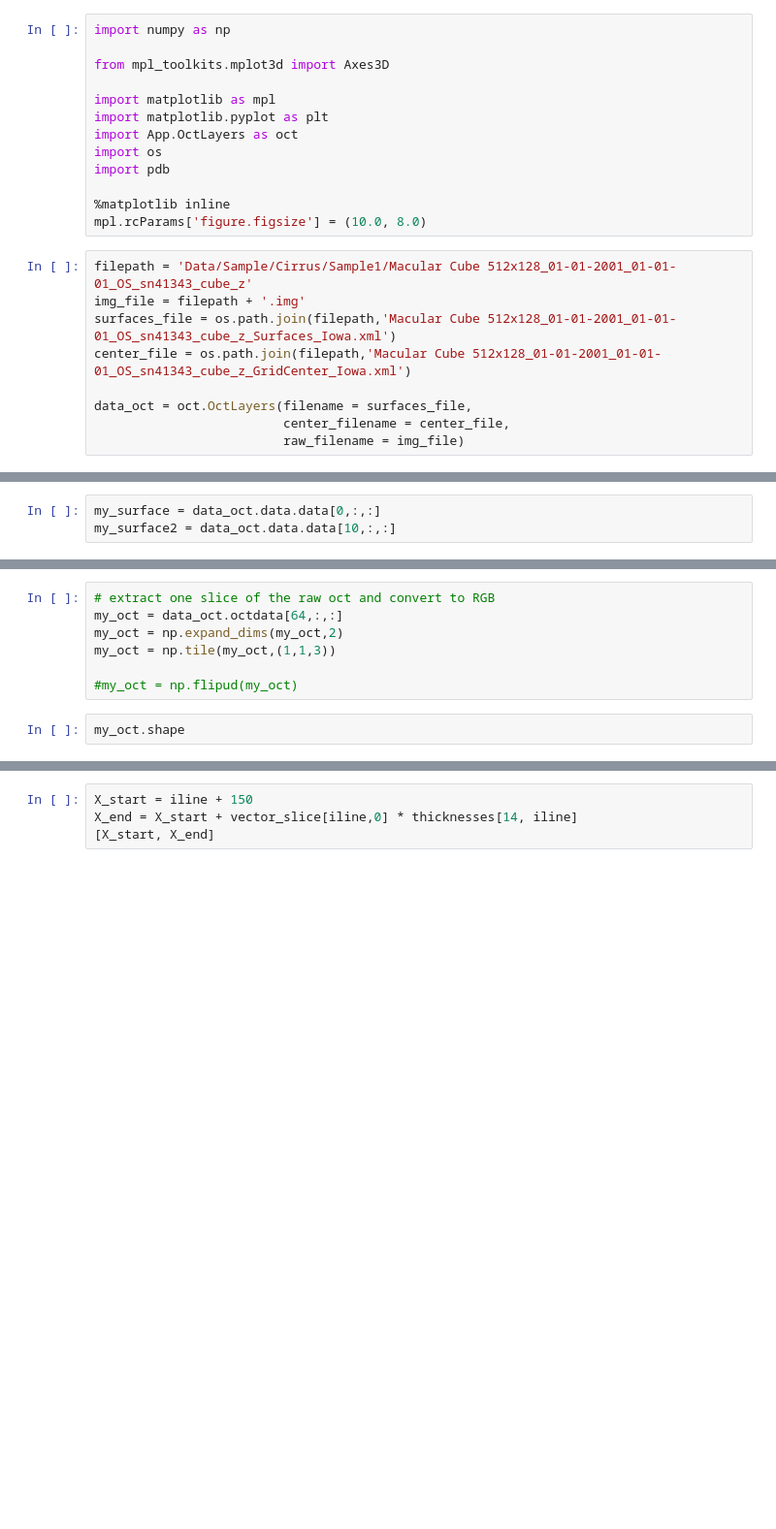
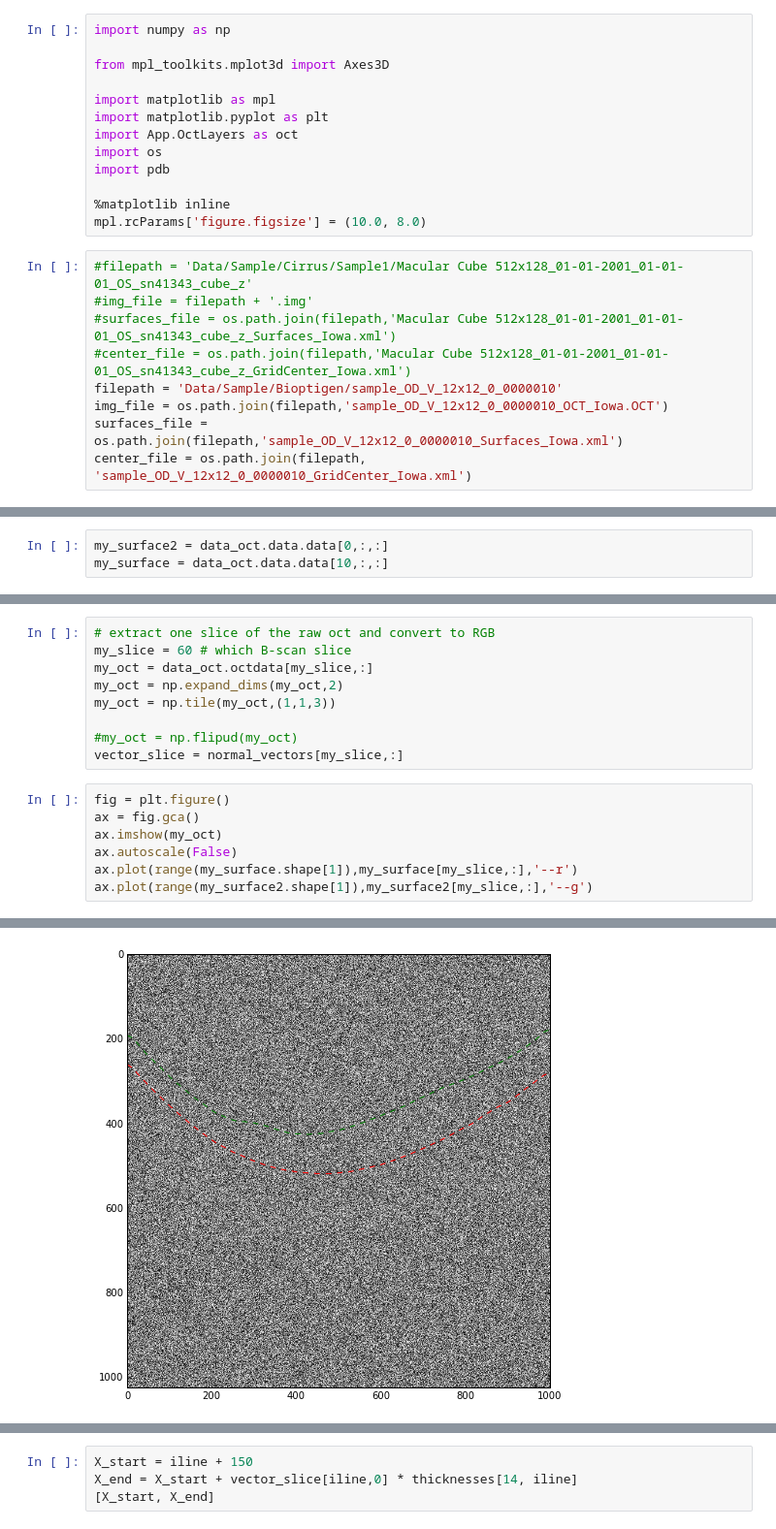
Before and after one commit to tomwright01/iowa_oct_analysis, a Jupyter notebook: perpendicular_plots.ipynb, the cells around one changed output, grey strips where cells are left out. Shown at 97% size. Cells and saved outputs as stored; diff of their text form; blank space fills up the shorter version.

```diff
--- a/perpendicular_plots.ipynb
+++ b/perpendicular_plots.ipynb
@@ -12,11 +12,11 @@ import pdb
 %matplotlib inline
 mpl.rcParams['figure.figsize'] = (10.0, 8.0)
 # %%
-filepath = 'Data/Sample/Cirrus/Sample1/Macular Cube 512x128_01-01-2001_01-01-01_OS_sn41343_cube_z'
-img_file = filepath + '.img'
-surfaces_file = os.path.join(filepath,'Macular Cube 512x128_01-01-2001_01-01-01_OS_sn41343_cube_z_Surfaces_Iowa.xml')
-center_file = os.path.join(filepath,'Macular Cube 512x128_01-01-2001_01-01-01_OS_sn41343_cube_z_GridCenter_Iowa.xml')
-
-data_oct = oct.OctLayers(filename = surfaces_file,
-                         center_filename = center_file,
-                         raw_filename = img_file)
+#filepath = 'Data/Sample/Cirrus/Sample1/Macular Cube 512x128_01-01-2001_01-01-01_OS_sn41343_cube_z'
+#img_file = filepath + '.img'
+#surfaces_file = os.path.join(filepath,'Macular Cube 512x128_01-01-2001_01-01-01_OS_sn41343_cube_z_Surfaces_Iowa.xml')
+#center_file = os.path.join(filepath,'Macular Cube 512x128_01-01-2001_01-01-01_OS_sn41343_cube_z_GridCenter_Iowa.xml')
+filepath = 'Data/Sample/Bioptigen/sample_OD_V_12x12_0_0000010'
+img_file = os.path.join(filepath,'sample_OD_V_12x12_0_0000010_OCT_Iowa.OCT')
+surfaces_file = os.path.join(filepath,'sample_OD_V_12x12_0_0000010_Surfaces_Iowa.xml')
+center_file = os.path.join(filepath, 'sample_OD_V_12x12_0_0000010_GridCenter_Iowa.xml')
@@ -109,3 +116,3 @@ data_oct.data.data.shape
 # %%
-my_surface = data_oct.data.data[0,:,:]
-my_surface2 = data_oct.data.data[10,:,:]
+my_surface2 = data_oct.data.data[0,:,:]
+my_surface = data_oct.data.data[10,:,:]
@@ -276,9 +381,17 @@ plt.show()
 # %%
 # extract one slice of the raw oct and convert to RGB
-my_oct = data_oct.octdata[64,:,:]
+my_slice = 60 # which B-scan slice
+my_oct = data_oct.octdata[my_slice,:]
 my_oct = np.expand_dims(my_oct,2)
 my_oct = np.tile(my_oct,(1,1,3))
 
 #my_oct = np.flipud(my_oct)
+vector_slice = normal_vectors[my_slice,:]
-# %%
-my_oct.shape
+# %%
+fig = plt.figure()
+ax = fig.gca()
+ax.imshow(my_oct)
+ax.autoscale(False)
+ax.plot(range(my_surface.shape[1]),my_surface[my_slice,:],'--r')
+ax.plot(range(my_surface2.shape[1]),my_surface2[my_slice,:],'--g')
+# %% [output]
@@ -284,0 +399 @@ my_oct.shape
+[figure, added]
```
Also changed, not shown: parts of 32 cells of this notebook, 2 other files.
